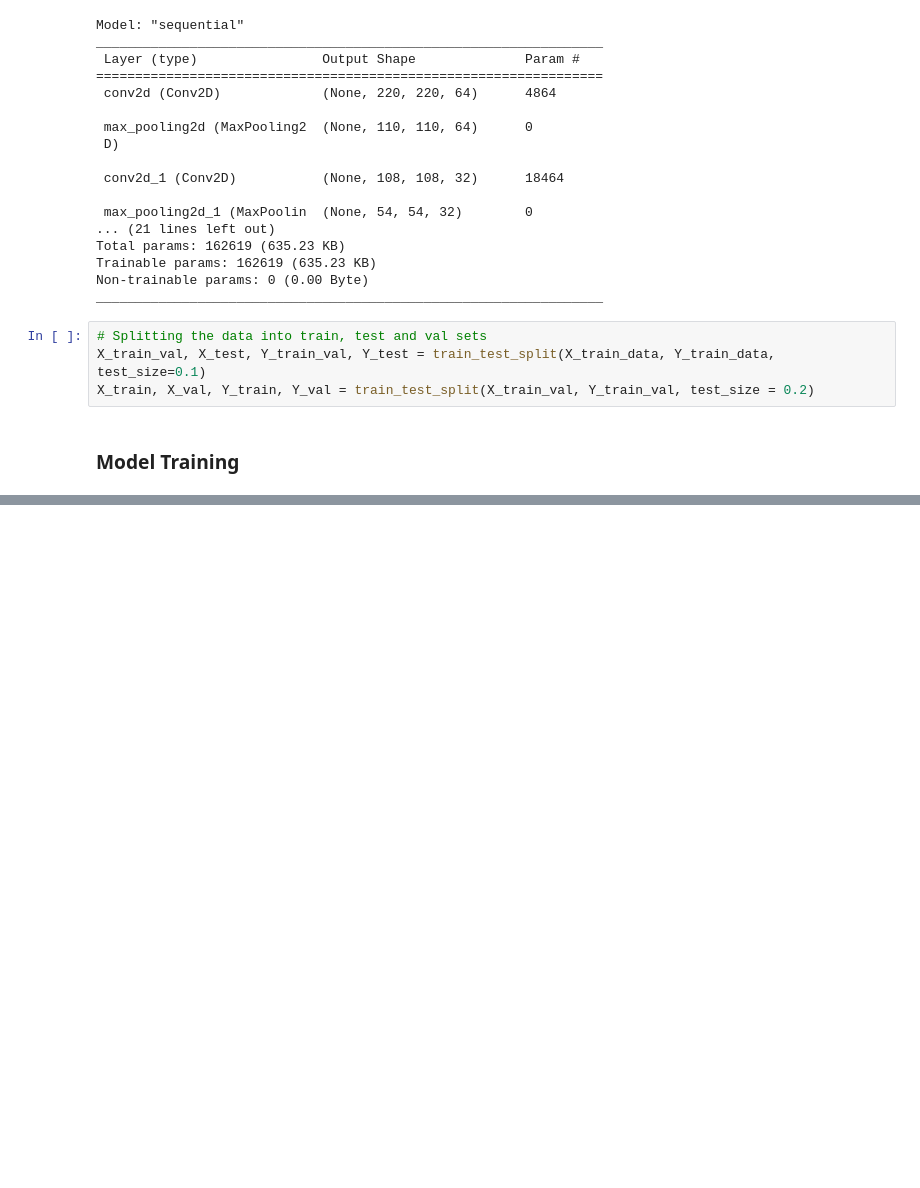
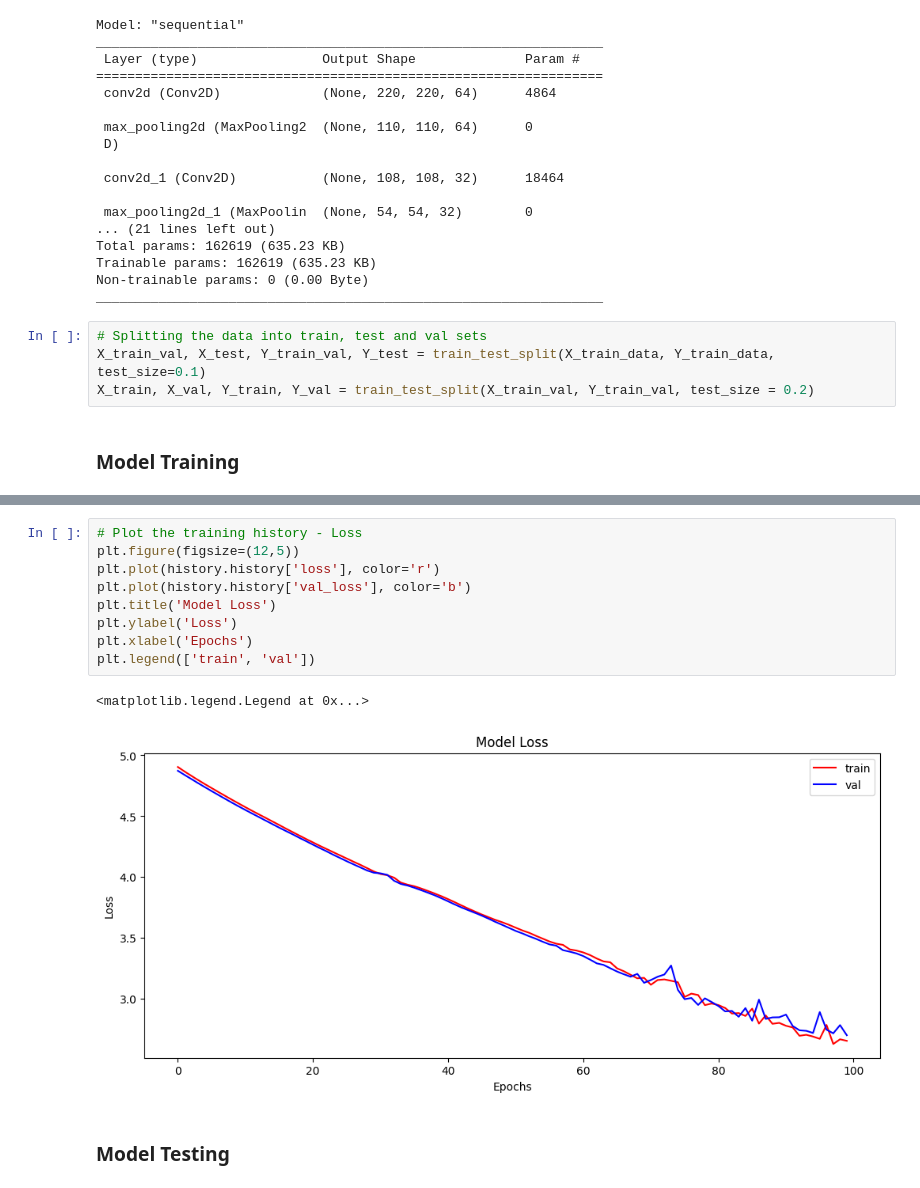
Before and after one commit to AishMe/Basic-ML-Projects, a Jupyter notebook: DogBreedPrediction.ipynb, the cells around one changed output, grey strips where cells are left out. Saved outputs shown, nothing was run; the diff lists cells and outputs as text; blank space fills up the shorter version.

```diff
--- a/DogBreedPrediction.ipynb
+++ b/DogBreedPrediction.ipynb
@@ -211,0 +257,14 @@ X_train, X_val, Y_train, Y_val = train_test_split(X_train_val, Y_train_val, test
+# %%
+# Plot the training history - Loss
+plt.figure(figsize=(12,5))
+plt.plot(history.history['loss'], color='r')
+plt.plot(history.history['val_loss'], color='b')
+plt.title('Model Loss')
+plt.ylabel('Loss')
+plt.xlabel('Epochs')
+plt.legend(['train', 'val'])
+# %% [output]
+<matplotlib.legend.Legend at 0x...>
+[figure, added]
+# %% [markdown]
+### Model Testing
```
Also changed, not shown: parts of 12 cells of this notebook.
